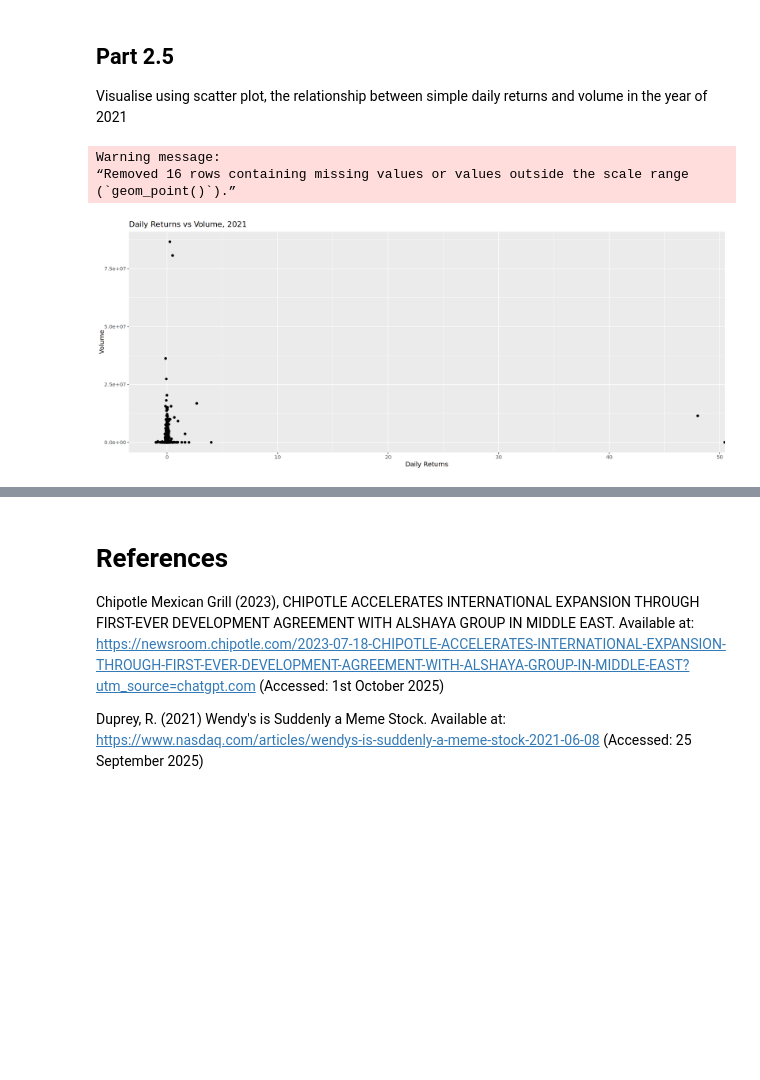
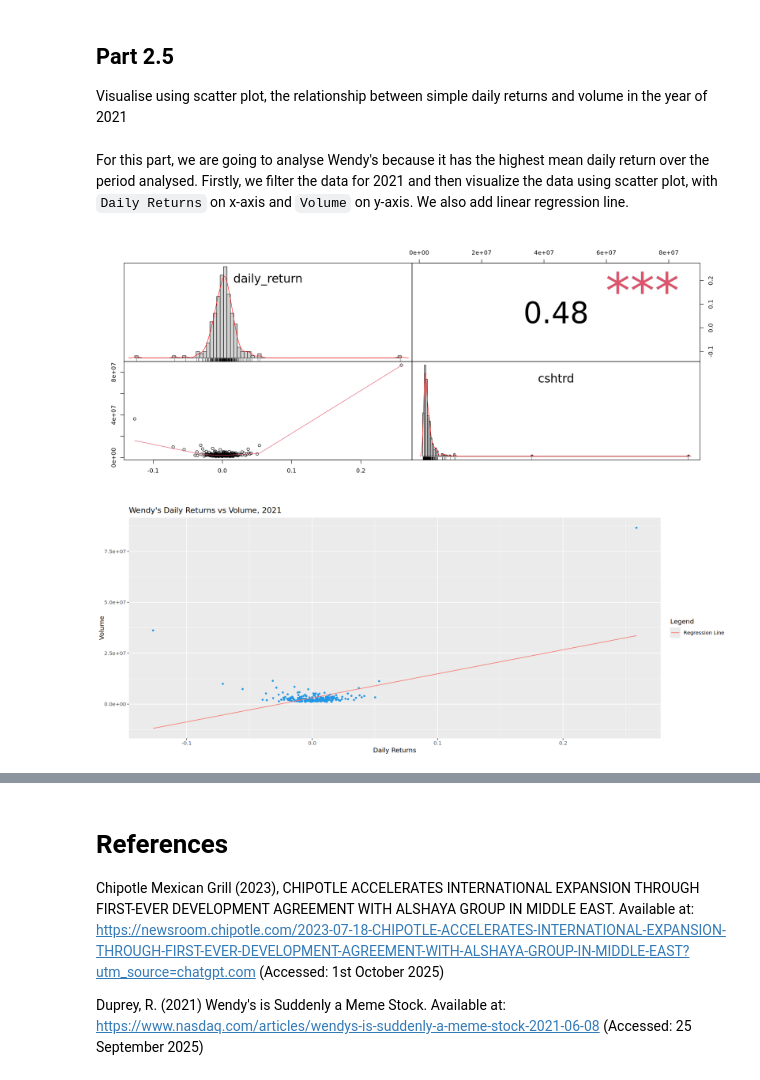
Before and after one commit to LiamHoogstad/Apps_R_HW1, a Jupyter notebook: MAIN_FILE.ipynb, the cells around one changed output, grey strips where cells are left out. Drawn from its saved outputs; the diff is of its cells as text; code cells hidden in the pictures; blank space fills up the shorter version.

Commit message:
Nurul changes part 2.5

```diff
--- a/MAIN_FILE.ipynb
+++ b/MAIN_FILE.ipynb
@@ -706,20 +692,23 @@ ggplot(wendy, aes(x = datadate, y = cshtrd)) +
 ## Part 2.5
 
 Visualise using scatter plot, the relationship between simple daily returns and volume in the year of 2021
-# %%
-#5 Visualise using scatter plot, the relationship between simple daily returns and volume in the year of 2021
-data <- mutate(data, daily_ret = (prccd - lag(prccd)) / lag(prccd))
-data$datadate <- as.Date(data$datadate, format = "%d/%m/%Y")
-data$month <- month(data$datadate)
-data$year <- year(data$datadate)
-
-data_2021 <- filter(data, year == 2021)
-
-ggplot(data_2021, aes(x = daily_ret, y = cshtrd)) + # this is main data
-    geom_point() +                                  # this is scatter plot of above data
-    labs(title = "Daily Returns vs Volume, 2021", x = "Daily Returns", y = "Volume")
-# %% [output]
-Warning message:
-“Removed 16 rows containing missing values or values outside the scale range
-(`geom_point()`).”
-[figure, removed]
+# %% [markdown]
+For this part, we are going to analyse Wendy's because it has the highest mean daily return over the period analysed. Firstly, we filter the data for 2021 and then visualize the data using scatter plot, with `Daily Returns` on x-axis and `Volume` on y-axis. We also add linear regression line.
+# %%
+data_wendy_2021 <- filter(wendy, year==2021)
+chart.Correlation(select(data_wendy_2021, daily_return, cshtrd))
+
+lm_ret_vol <- lm(formula= cshtrd ~ daily_return, data = data_wendy_2021)
+
+data_wendy_2021 <- na.omit(data_wendy_2021)
+data_wendy_2021$model_prediction <- predict(lm_ret_vol)
+
+ggplot(data_wendy_2021, aes(x = daily_return, y = cshtrd)) + # this is main data
+    geom_point(size=1, color = 4) +                       # this is scatter plot of above data
+    geom_line(aes(x = daily_return, y = model_prediction, colour = "Regression Line")) +
+    labs(title = "Wendy's Daily Returns vs Volume, 2021",
+        x = "Daily Returns", y = "Volume",
+        colour = "Legend",)
+# %% [output]
+[figure, added]
+[figure, added]
```
Also changed, not shown: parts of 12 cells of this notebook.
